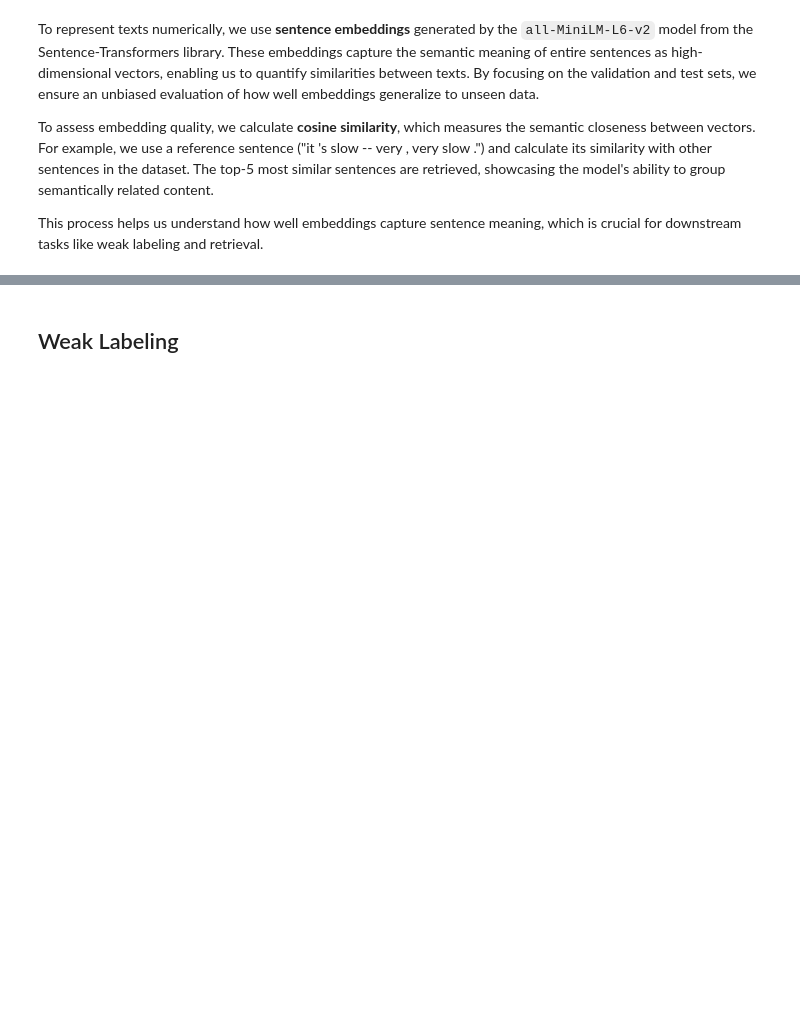
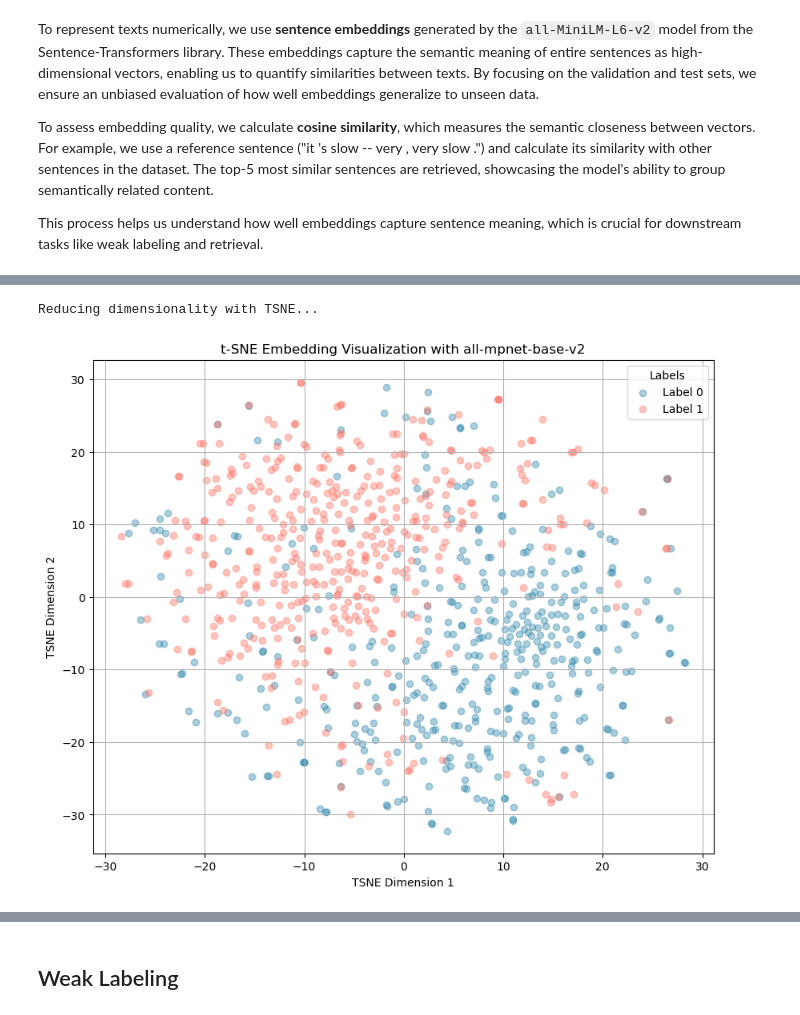
Before and after one commit to alexschillingfhnw/npr-mc2, a Jupyter notebook: notebooks/main.ipynb, the cells around one changed output, grey strips where cells are left out. Cells and saved outputs as stored; diff of their text form; code cells hidden in the pictures; blank space fills up the shorter version.

```diff
--- a/notebooks/main.ipynb
+++ b/notebooks/main.ipynb
@@ -235,0 +282,17 @@ Here we can see the sentences that are the closest and furthest from the other s
+# %%
+model_name = "all-mpnet-base-v2"
+embeddings = generate_embeddings(labeled_sentences, model_name, device)
+
+# Dimension of embeddings
+print(embeddings.shape)
+# %%
+# Using t-SNE
+visualize_embeddings(
+    embeddings,
+    labels=labeled_labels,
+    title=f"t-SNE Embedding Visualization with {model_name}",
+    method="tsne"
+)
+# %% [output]
+Reducing dimensionality with TSNE...
+[figure, added]
```
Also changed, not shown: parts of 48 cells of this notebook.
